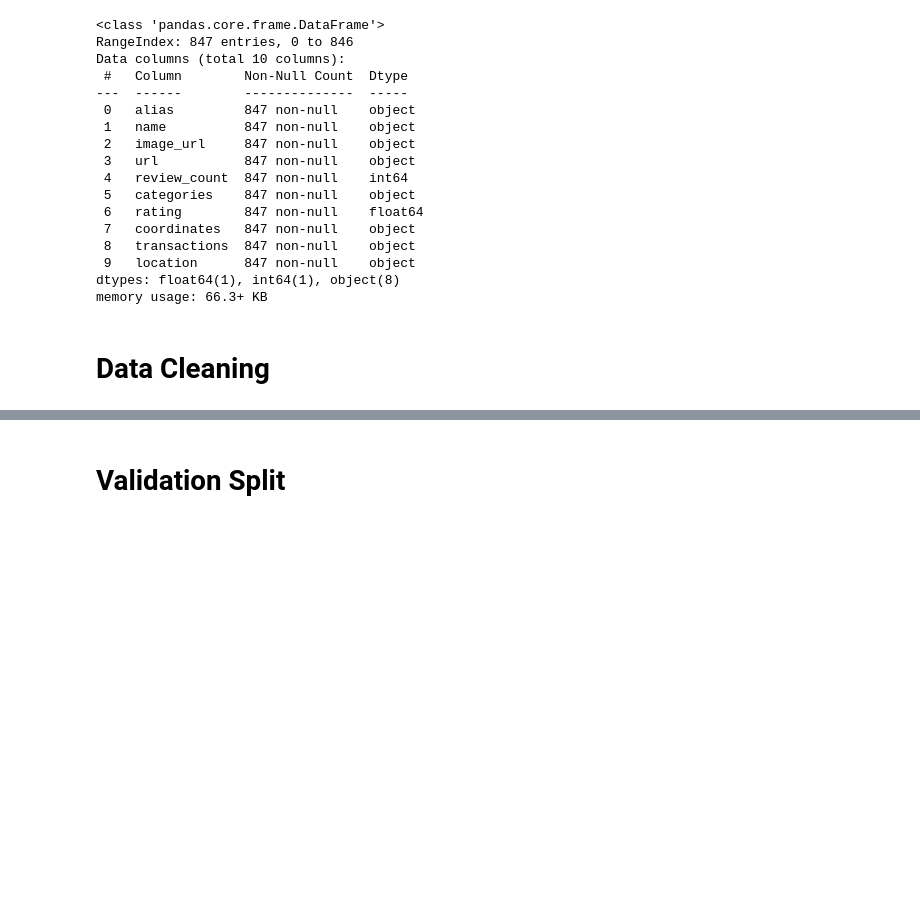
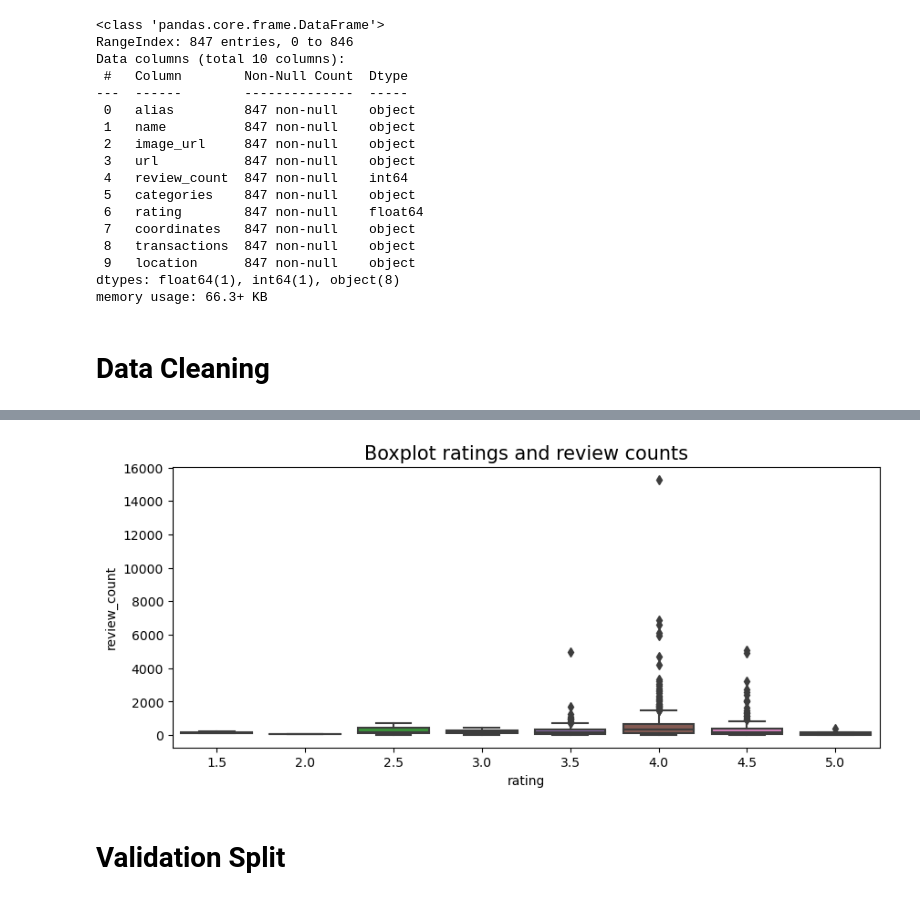
Before and after one commit to JoeBwonKenobi/NYCRestarauntInspections, a Jupyter notebook: Yelp Data Predictive Modeling.ipynb, the cells around one changed output, grey strips where cells are left out. Saved outputs shown, nothing was run; the diff lists cells and outputs as text; code cells hidden in the pictures; blank space fills up the shorter version.

```diff
--- a/Yelp Data Predictive Modeling.ipynb
+++ b/Yelp Data Predictive Modeling.ipynb
@@ -79,3 +92,14 @@ ydf.drop(['image_url', 'url'], axis=1, inplace=True)
+# %%
+# Create a boxplot using Seaborn
+fig, ax = plt.subplots()
+fig.set_size_inches(10, 4)
+sns.boxplot(x='rating', y='review_count', data=ydf)
+plt.title('Boxplot ratings and review counts', fontsize=15)
+
+# Show the plot
+plt.show()
+# %% [output]
+[figure, added]
 # %% [markdown]
 # **Validation Split**
 # %%
```
Also changed, not shown: parts of 16 cells of this notebook, 2 other files.
